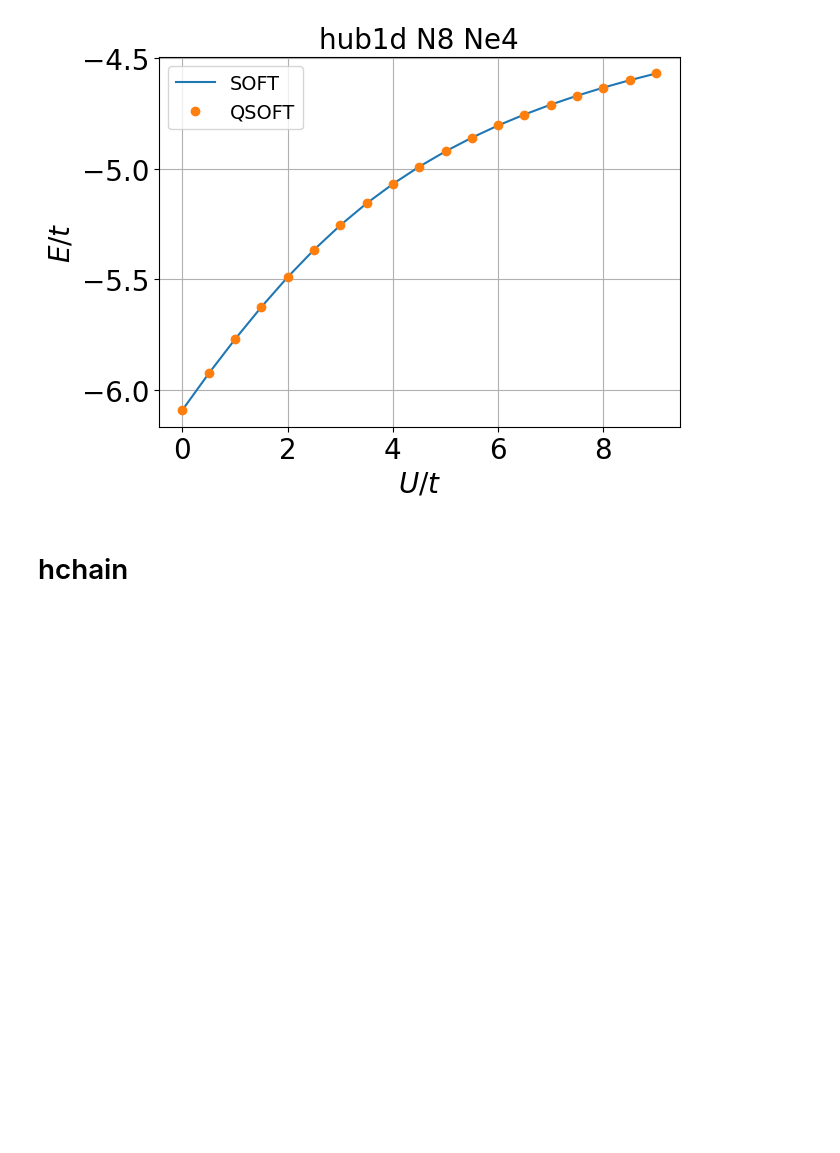
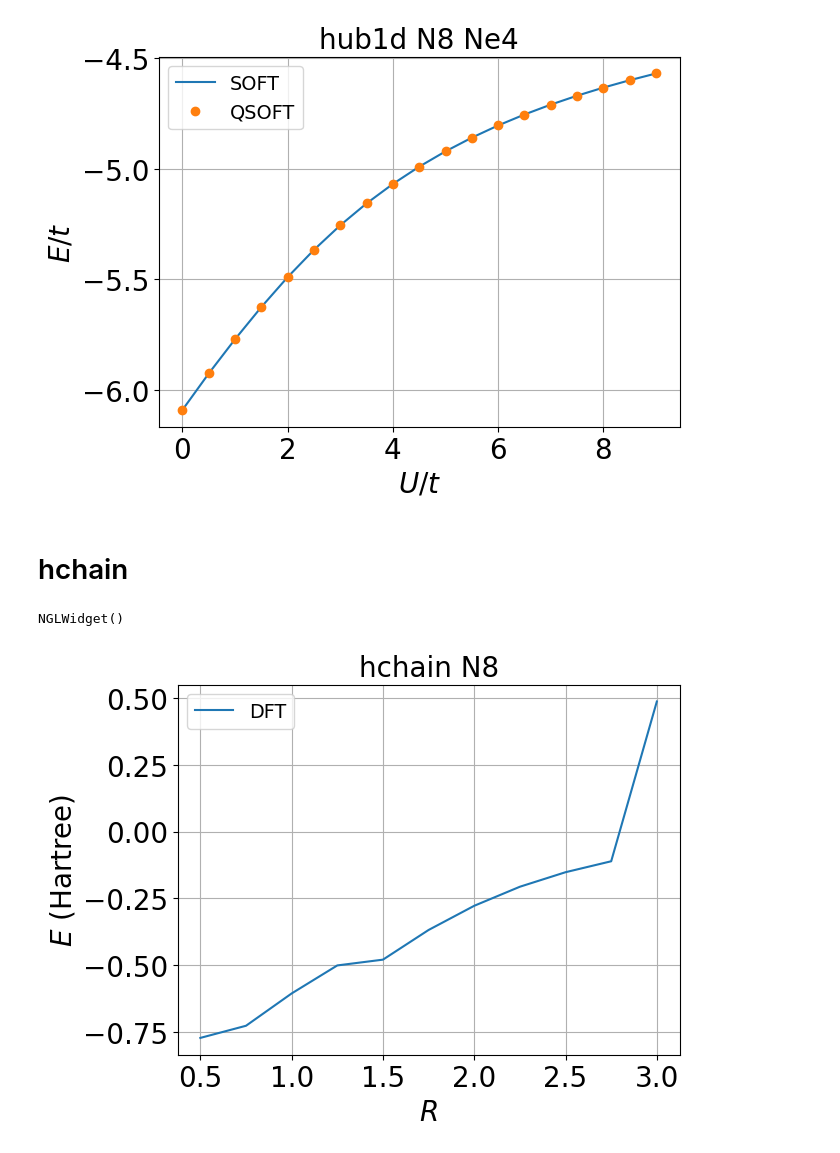
Before and after one commit to 9yelin9/qdft, a Jupyter notebook: qdft.ipynb, the cells around one changed output. Drawn from its saved outputs; the diff is of its cells as text; code cells hidden in the pictures; blank space fills up the shorter version.

Commit message:
Still building hchain

```diff
--- a/qdft.ipynb
+++ b/qdft.ipynb
@@ -53,5 +89,11 @@ show_E_U('hub1d/output/N8_Ne4', method=['soft', 'qsoft'])
 [figure]
 # %% [markdown]
 # hchain
+# %%
+show_poscar('hchain/output/N8/dft_R2.00')
+# %% [output]
+NGLWidget()
 # %%
-#show_E_U('h8chain/output/N8_Ne4', method=['soft'])
+show_E_R('hchain/output/N8', method=['dft'])
+# %% [output]
+[figure, added]
```
Also changed, not shown: parts of 2 cells of this notebook, 21 other files.
